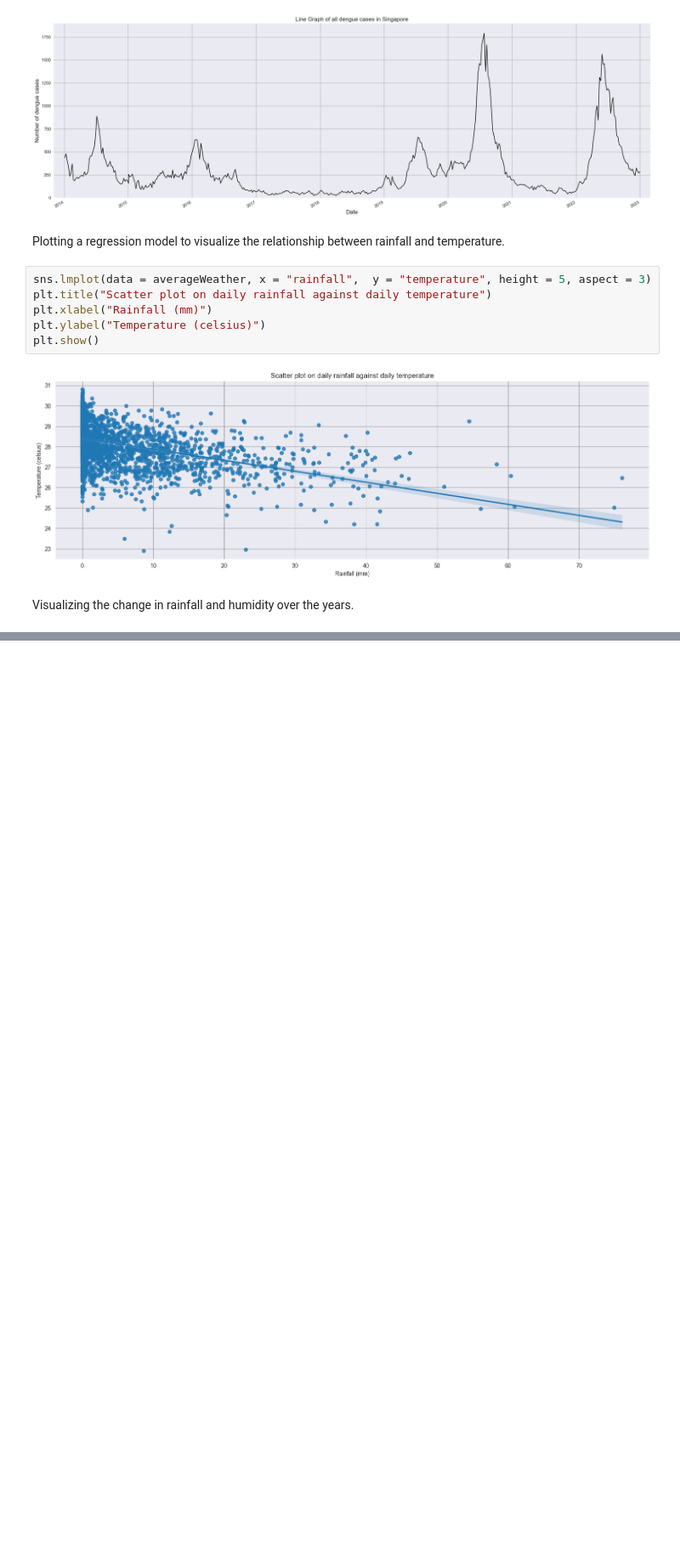
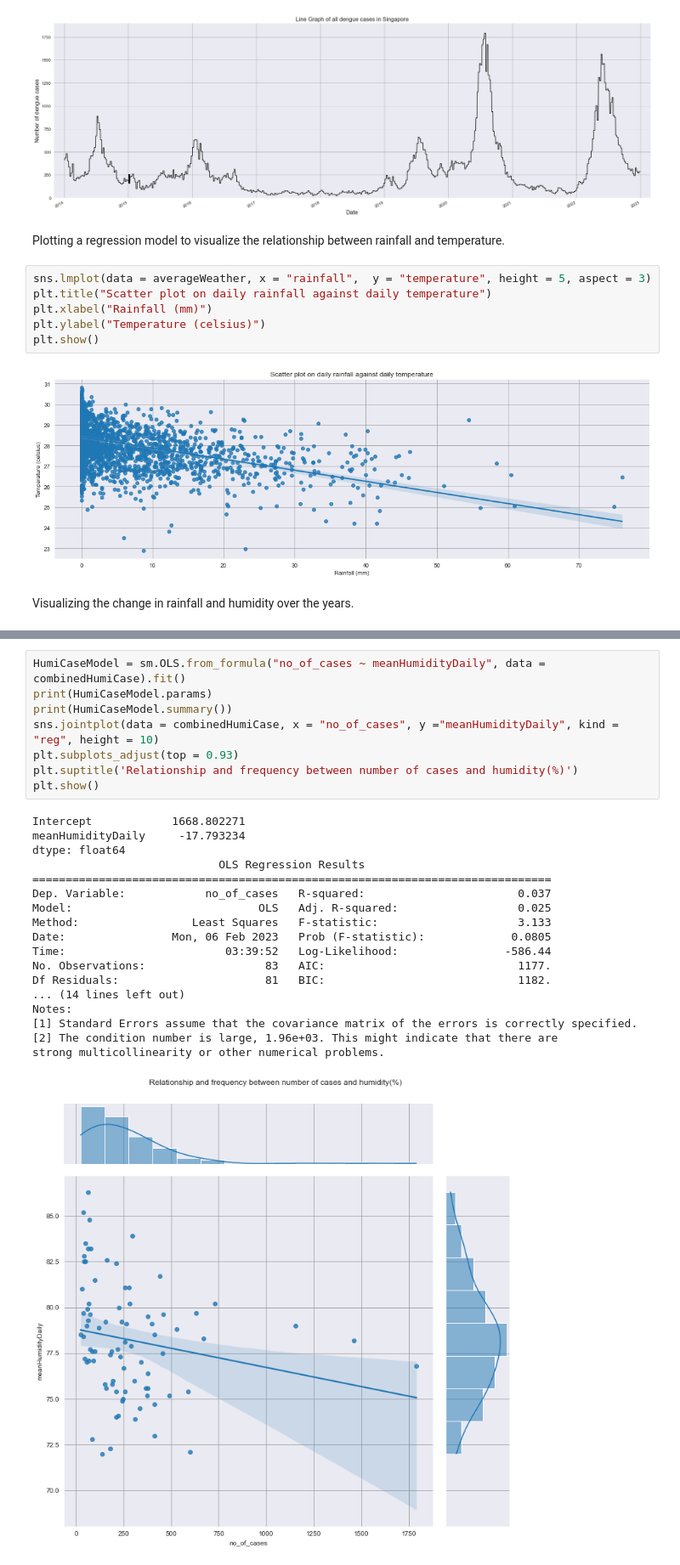
Before and after one commit to derpflections/PDAS_CA2, a Jupyter notebook: index.ipynb, the cells around one changed output, grey strips where cells are left out. Shown at 85% size. Drawn from its saved outputs; the diff is of its cells as text; blank space fills up the shorter version.

```diff
--- a/index.ipynb
+++ b/index.ipynb
@@ -230 +343,28 @@ Gradient of best-fit line: 0.025485070801155193
+# %%
+HumiCaseModel = sm.OLS.from_formula("no_of_cases ~ meanHumidityDaily", data = combinedHumiCase).fit()
+print(HumiCaseModel.params)
+print(HumiCaseModel.summary())
+sns.jointplot(data = combinedHumiCase, x = "no_of_cases", y ="meanHumidityDaily", kind = "reg", height = 10)
+plt.subplots_adjust(top = 0.93)
+plt.suptitle('Relationship and frequency between number of cases and humidity(%)')
+plt.show()
+# %% [output]
+Intercept            1668.802271
+meanHumidityDaily     -17.793234
+dtype: float64
+                            OLS Regression Results
+==============================================================================
+Dep. Variable:            no_of_cases   R-squared:                       0.037
+Model:                            OLS   Adj. R-squared:                  0.025
+Method:                 Least Squares   F-statistic:                     3.133
+Date:                Mon, 06 Feb 2023   Prob (F-statistic):             0.0805
+Time:                        03:39:52   Log-Likelihood:                -586.44
+No. Observations:                  83   AIC:                             1177.
+Df Residuals:                      81   BIC:                             1182.
+... (14 lines left out)
+Notes:
+[1] Standard Errors assume that the covariance matrix of the errors is correctly specified.
+[2] The condition number is large, 1.96e+03. This might indicate that there are
+strong multicollinearity or other numerical problems.
+[figure, added]
 # %%
```
Also changed, not shown: parts of 13 cells of this notebook, 10 other files.
